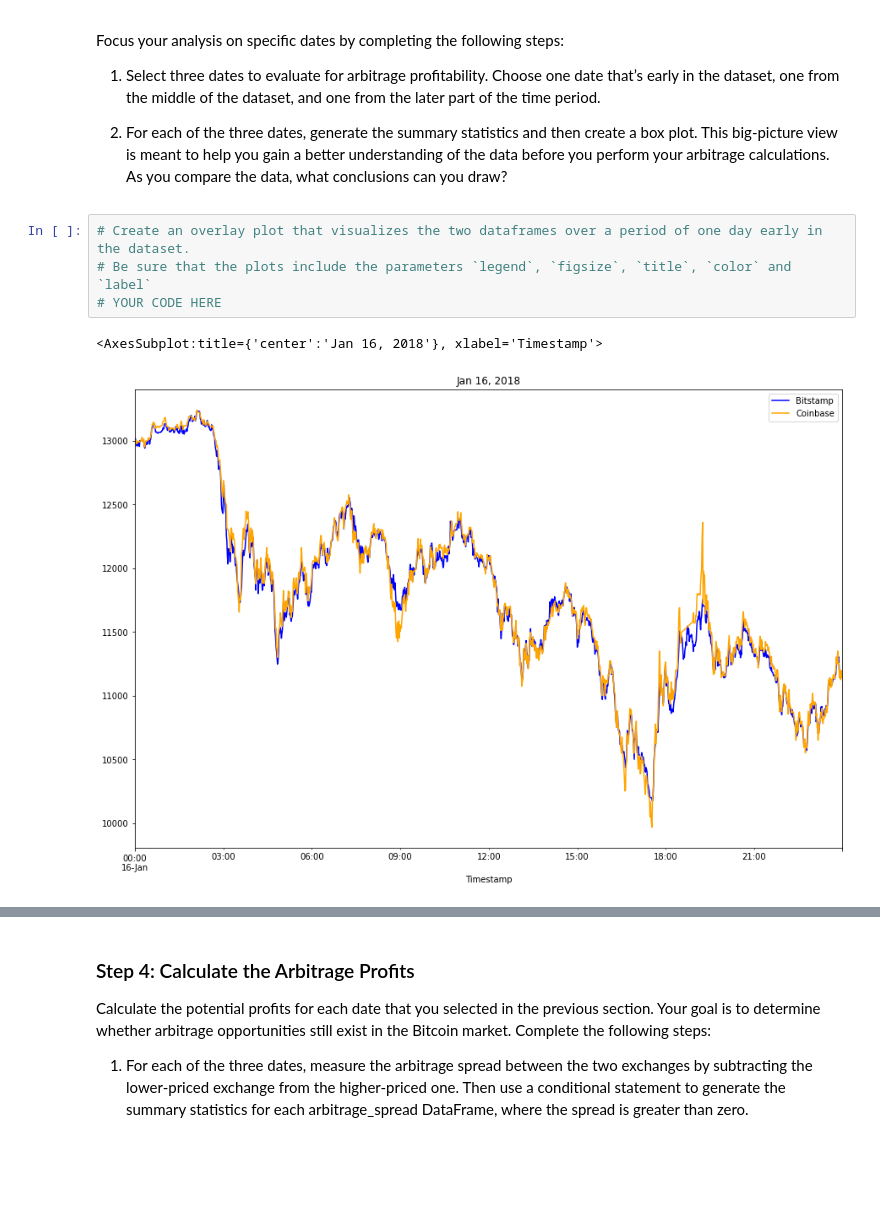
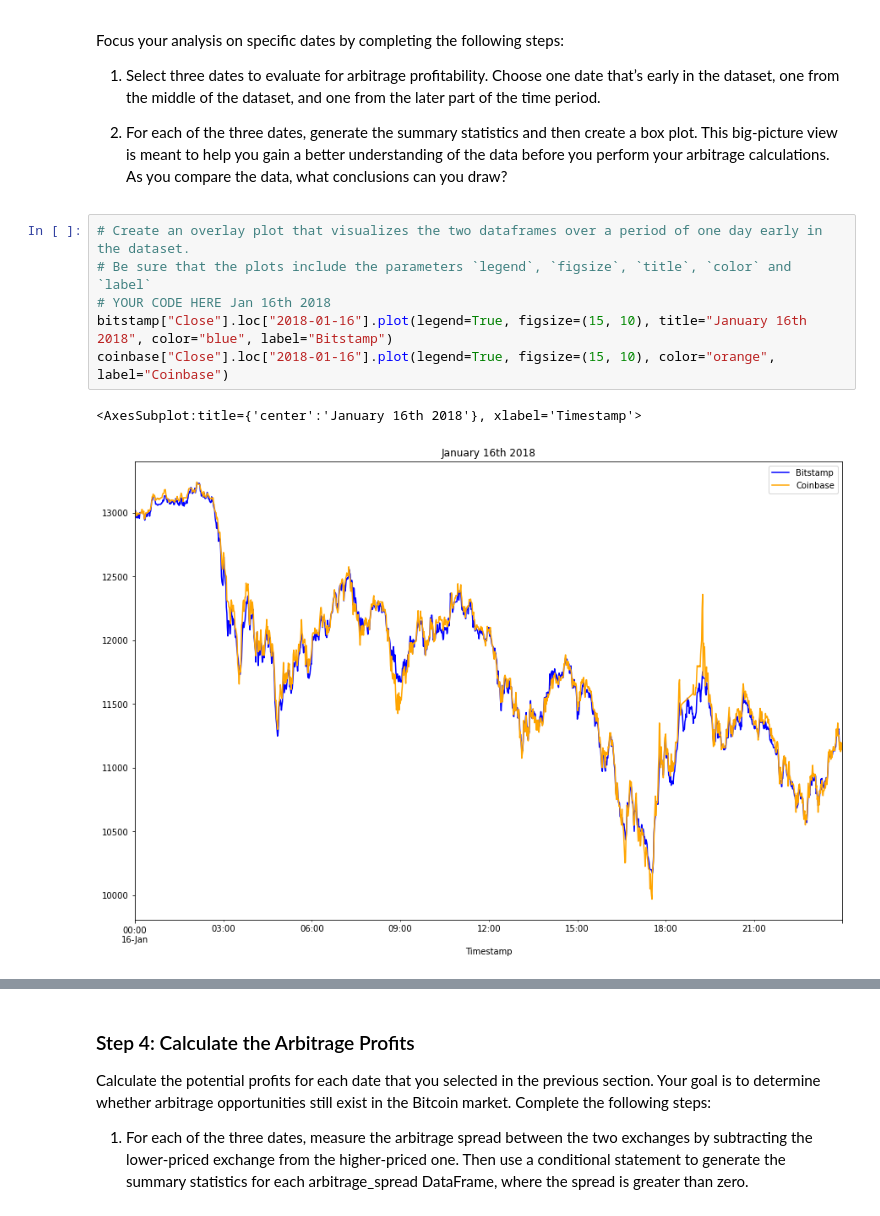
Before and after one commit to jjestrella/btc_altcoin_-arbitrage, a Jupyter notebook: crypto_arbitrage.ipynb, the cells around one changed output, grey strips where cells are left out. Saved outputs shown, nothing was run; the diff lists cells and outputs as text; blank space fills up the shorter version.

```diff
--- a/crypto_arbitrage.ipynb
+++ b/crypto_arbitrage.ipynb
@@ -441,10 +441,12 @@ Focus your analysis on specific dates by completing the following steps:
 # %%
 # Create an overlay plot that visualizes the two dataframes over a period of one day early in the dataset.
 # Be sure that the plots include the parameters `legend`, `figsize`, `title`, `color` and `label`
-# YOUR CODE HERE
+# YOUR CODE HERE Jan 16th 2018
+bitstamp["Close"].loc["2018-01-16"].plot(legend=True, figsize=(15, 10), title="January 16th 2018", color="blue", label="Bitstamp")
+coinbase["Close"].loc["2018-01-16"].plot(legend=True, figsize=(15, 10), color="orange", label="Coinbase")
 # %% [output]
-<AxesSubplot:title={'center':'Jan 16, 2018'}, xlabel='Timestamp'>
+<AxesSubplot:title={'center':'January 16th 2018'}, xlabel='Timestamp'>
-[figure, old version]
+[figure, new version]
 # %%
 # Using the early date that you have selected, calculate the arbitrage spread
 # by subtracting the bitstamp lower closing prices from the coinbase higher closing prices
```
Also changed, not shown: parts of 15 cells of this notebook.
